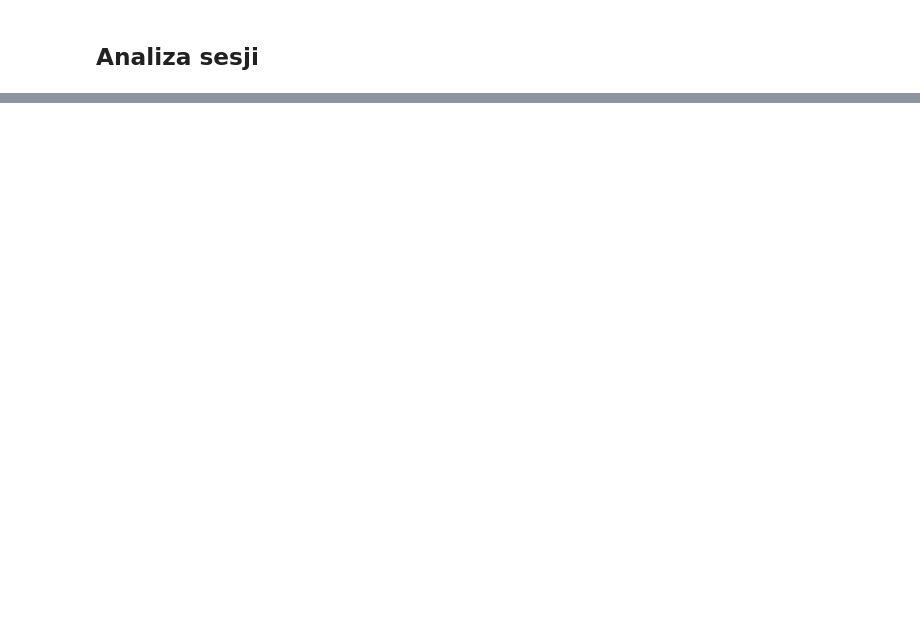
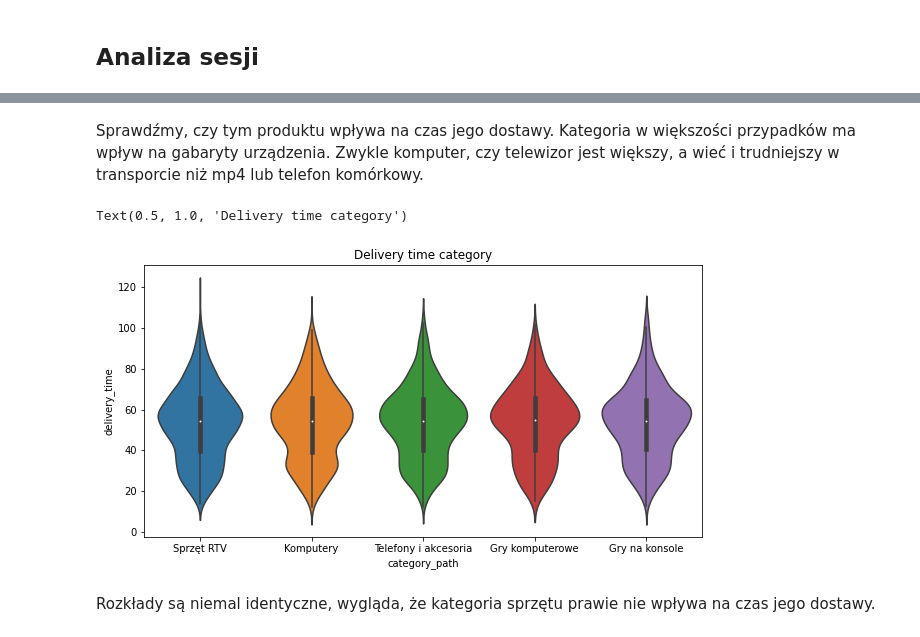
Before and after one commit to jakubZiel/AI-Engineering, a Jupyter notebook: notebooks/data_analysis.ipynb, the cells around one changed output, grey strips where cells are left out. Cells and saved outputs as stored; diff of their text form; code cells hidden in the pictures; blank space fills up the shorter version.

```diff
--- a/notebooks/data_analysis.ipynb
+++ b/notebooks/data_analysis.ipynb
@@ -407,0 +647,12 @@ ponieważ, kończy się weekend. Warto wziąć to pod uwagę.
+# %% [markdown]
+Sprawdźmy, czy tym produktu wpływa na czas jego dostawy. Kategoria w większości przypadków ma wpływ na gabaryty urządzenia.
+Zwykle komputer, czy telewizor jest większy, a wieć i trudniejszy w transporcie niż mp4 lub telefon komórkowy.
+# %%
+plt.figure(figsize=(10, 5))
+category_plot = sbn.violinplot(data=clearedDF, x='category_path', y='delivery_time')
+category_plot.set_title("Delivery time category")
+# %% [output]
+Text(0.5, 1.0, 'Delivery time category')
+[figure, added]
+# %% [markdown]
+Rozkłady są niemal identyczne, wygląda, że kategoria sprzętu prawie nie wpływa na czas jego dostawy.
```
Also changed, not shown: parts of 53 cells of this notebook, 7 other files.
